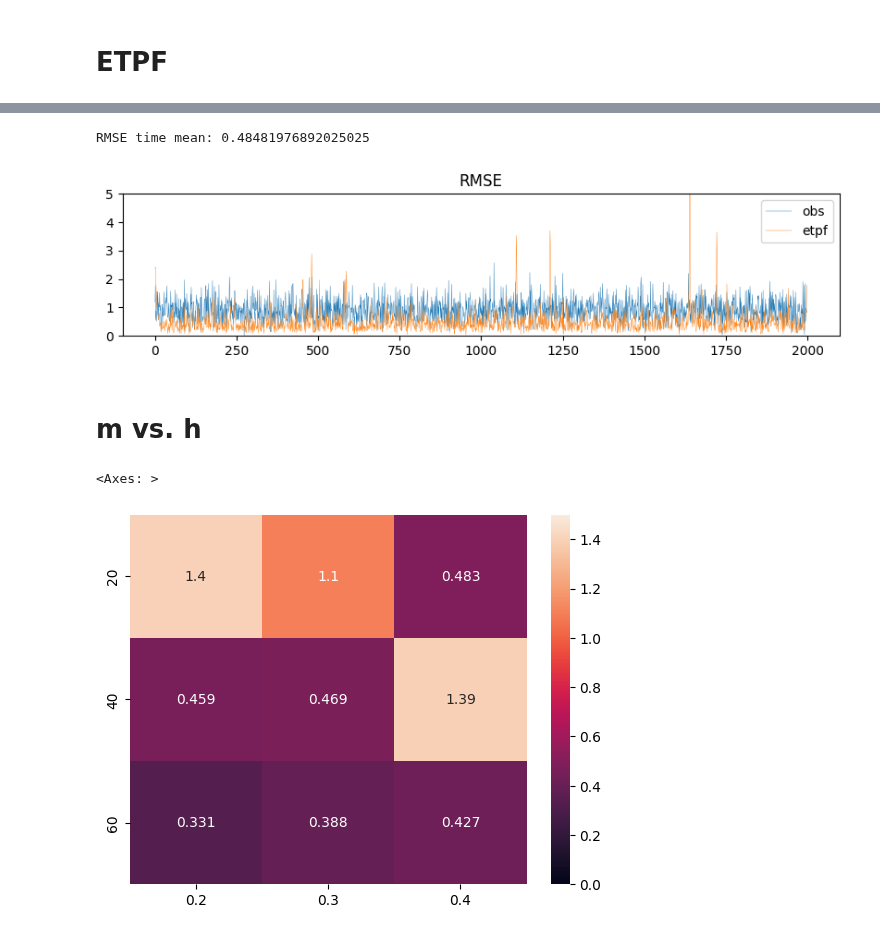
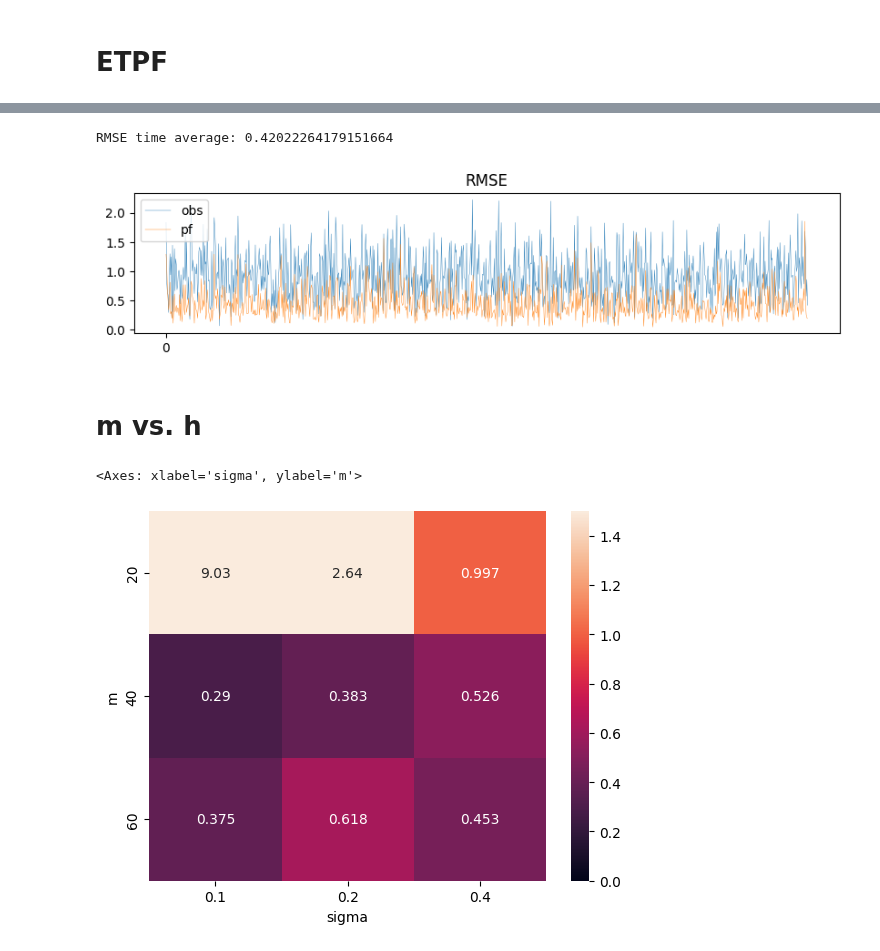
Before and after one commit to KotaTakeda/da_py, a Jupyter notebook: examples/l63_etpf.ipynb, the cells around one changed output, grey strips where cells are left out. Drawn from its saved outputs; the diff is of its cells as text; code cells hidden in the pictures.

```diff
--- a/examples/l63_etpf.ipynb
+++ b/examples/l63_etpf.ipynb
@@ -87,8 +91,15 @@ H: [[1. 0. 0.]
 # %%
-end = len(y)//2
+# generate observations
+y = (H@x_true.T).T
+y += np.random.multivariate_normal(mean=np.zeros_like(y[0]), cov=R, size=len(y))
+
+def h(x):
+    return H@x
+
+
 etpf = ETPF(M, h, R, N_thr=.9, add_inflation=sigma_add)
 etpf.initialize(X_0)
-for y_obs in tqdm(y[:end]):
+for y_obs in tqdm(y):
     etpf.forecast(Dt)
     etpf.update(y_obs)
 
@@ -108,46 +119,48 @@ for y_obs in tqdm(y[:end]):
 x_assim = etpf.x
 # %%
 # plot rmse
+vis_per = 1
 fig, ax = plt.subplots(figsize=(10, 2))
-plot_loss(x_true[:end]@H.T, y[:end], loss_rms, ax=ax, label='obs', lw=0.3)
-plot_loss(x_true[:end], x_assim[:end], loss_rms, ax=ax, label='etpf', lw=0.3)
+plot_loss(x_true[:end_step:vis_per]@H.T, y[:end_step:vis_per], loss_rms, ax=ax, label='obs', lw=0.3)
+plot_loss(x_true[:end_step:vis_per], x_assim[:end_step:vis_per], loss_rms, ax=ax, label='pf', lw=0.3)
 # plt.plot(np.sqrt(pf.trP), lw=0.3, label='trP')
 ax.legend()
-ax.set_ylim([0, 5])
 ax.set_title("RMSE")
-print("RMSE time mean:", loss_rms(x_true[:end], x_assim)[200:].mean())
+ax.set_xticks(np.arange(0, len(x_true[:end_step:vis_per]), len(x_true[:end_step:vis_per])//vis_per))
+ax.set_xticklabels(np.arange(0, end_step, end_step//vis_per))
+print("RMSE time average:", loss_rms(x_true[:end_step], x_assim)[len(x_assim)//4*3:].mean())
+# print("RMSE time average:", loss_rms(x_true[:end_step:vis_per]@H.T, y[:end_step:vis_per]).mean())
 # %% [output]
-RMSE time mean: 0.48481976892025025
+RMSE time average: 0.42022264179151664
-[figure, old version]
+[figure, new version]
 # %% [markdown]
 # m vs. h
 # %%
 def compute_rmse(simulate_params):
-    m, h = simulate_params.values()
     # RUN DA
-    etpf = ETPF(M, H, R, add_inflation=h, N_thr=.9)
+    m, sigma = simulate_params.values()
+    etpf = ETPF(M, h, R, add_inflation=sigma, N_thr=.9)
     X_0 = x_0 + np.random.multivariate_normal(np.zeros_like(x_0), P_0, m)  # (m, dim_x)
     etpf.initialize(X_0)
-    end = 1000
-    for y_obs in tqdm(y[:end]):
+    for y_obs in tqdm(y):
         etpf.forecast(Dt)
         etpf.update(y_obs)
 
-    return loss_rms(x_true[:end], etpf.x).mean()
+    return loss_rms(x_true, etpf.x).mean()
 # %%
 # from da.params import prod_params_kv
 from da.optimize import grid_search2
 
 m_list = [20, 40, 60]
-h_list = [0.2, 0.3, 0.4]
+sigma_list = [0.1, 0.2, 0.4]
 
-# params_kv = prod_params_kv("m", m_list, "h", h_list)
+# params_kv = prod_params_kv("m", m_list, "sigma", sigma_list)
 # print(params_kv)
 
-df = grid_search2(compute_rmse, "m", m_list, "h", h_list, n_multi=1, multi_type="process")
+df = grid_search2(compute_rmse, "m", m_list, "sigma", sigma_list, n_multi=1, multi_type="process")
 # %%
 import seaborn as sns
-sns.heatmap(df, annot=True, fmt=".3g", vmax=np.sqrt(r0)*1.5, vmin=max([0.0, np.sqrt(r0)-1.0]))
+sns.heatmap(df, annot=True, fmt=".3g", vmax=r*1.5, vmin=max([0.0, r-1.0]))
 # %% [output]
-<Axes: >
+<Axes: xlabel='sigma', ylabel='m'>
-[figure, old version]
+[figure, new version]
```
Also changed, not shown: parts of 2 cells of this notebook, 2 other files.
